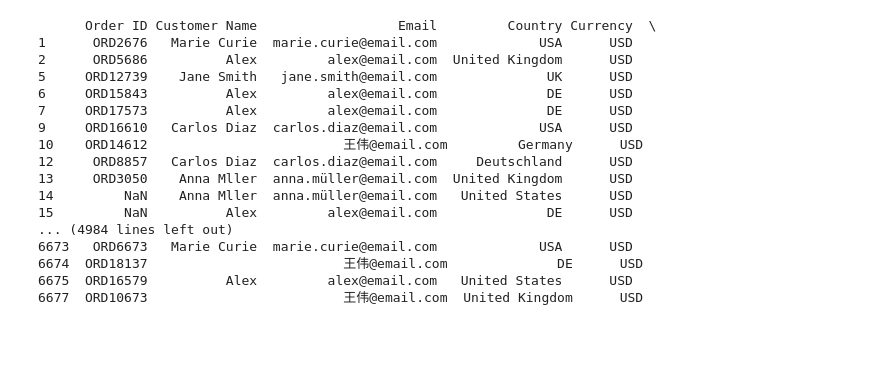
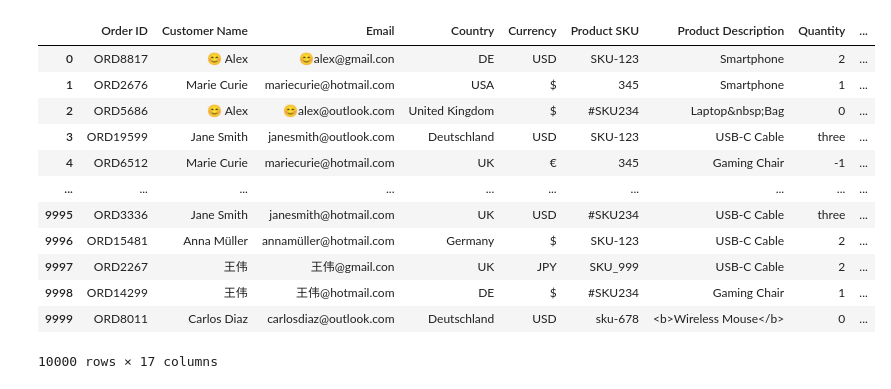
Before and after one commit to Kerry0101/Untangling_E-Commerce_Chaos, a Jupyter notebook: data-cleaning.ipynb, the cells around one changed output. Cells and saved outputs as stored; diff of their text form; code cells hidden in the pictures; blank space fills up the shorter version.

```diff
--- a/data-cleaning.ipynb
+++ b/data-cleaning.ipynb
@@ -151,27 +1,19 @@ df.to_csv("ecommerce_orders_cleaned.csv", index=False)
-# %%
-# Set display options to show all rows and columns
-pd.set_option('display.max_rows', None)
-pd.set_option('display.max_columns', None)
-pd.set_option('display.width', None)
-pd.set_option('display.max_colwidth', None)
-
-# Now print or inspect your DataFrame
-print(df)
-# %% [output]
-      Order ID Customer Name                  Email         Country Currency  \
-1      ORD2676   Marie Curie  marie.curie@email.com             USA      USD
-2      ORD5686          Alex         alex@email.com  United Kingdom      USD
-5     ORD12739    Jane Smith   jane.smith@email.com              UK      USD
-6     ORD15843          Alex         alex@email.com              DE      USD
-7     ORD17573          Alex         alex@email.com              DE      USD
-9     ORD16610   Carlos Diaz  carlos.diaz@email.com             USA      USD
-10    ORD14612                         王伟@email.com         Germany      USD
-12     ORD8857   Carlos Diaz  carlos.diaz@email.com     Deutschland      USD
-13     ORD3050    Anna Mller  anna.müller@email.com  United Kingdom      USD
-14         NaN    Anna Mller  anna.müller@email.com   United States      USD
-15         NaN          Alex         alex@email.com              DE      USD
-... (4984 lines left out)
-6673   ORD6673   Marie Curie  marie.curie@email.com             USA      USD
-6674  ORD18137                         王伟@email.com              DE      USD
-6675  ORD16579          Alex         alex@email.com   United States      USD
-6677  ORD10673                         王伟@email.com  United Kingdom      USD
+# %%
+import pandas as pd
+
+df = pd.read_csv('ecommerce_orders_dirty.csv')
+df
+# %% [output]
+|  | Order ID | Customer Name | Email | Country | Currency | Product SKU | Product Description | Quantity | ... |
+| 0 | ORD8817 | 😊 Alex | 😊alex@gmail.con | DE | USD | SKU-123 | Smartphone | 2 | ... |
+| 1 | ORD2676 | Marie Curie | mariecurie@hotmail.com | USA | $ | 345 | Smartphone | 1 | ... |
+| 2 | ORD5686 | 😊 Alex | 😊alex@outlook.com | United Kingdom | $ | #SKU234 | Laptop&nbsp;Bag | 0 | ... |
+| 3 | ORD19599 | Jane Smith | janesmith@outlook.com | Deutschland | USD | SKU-123 | USB-C Cable | three | ... |
+| 4 | ORD6512 | Marie Curie | mariecurie@hotmail.com | UK | € | 345 | Gaming Chair | -1 | ... |
+| ... | ... | ... | ... | ... | ... | ... | ... | ... | ... |
+| 9995 | ORD3336 | Jane Smith | janesmith@hotmail.com | UK | USD | #SKU234 | USB-C Cable | three | ... |
+| 9996 | ORD15481 | Anna Müller | annamüller@hotmail.com | Germany | $ | SKU-123 | USB-C Cable | 2 | ... |
+| 9997 | ORD2267 | 王伟 | 王伟@gmail.con | UK | JPY | SKU_999 | USB-C Cable | 2 | ... |
+| 9998 | ORD14299 | 王伟 | 王伟@hotmail.com | DE | $ | #SKU234 | Gaming Chair | 1 | ... |
+| 9999 | ORD8011 | Carlos Diaz | carlosdiaz@outlook.com | Deutschland | USD | sku-678 | <b>Wireless Mouse</b> | 0 | ... |
+10000 rows × 17 columns
```
Also changed, not shown: parts of 64 cells of this notebook, 7 other files.
